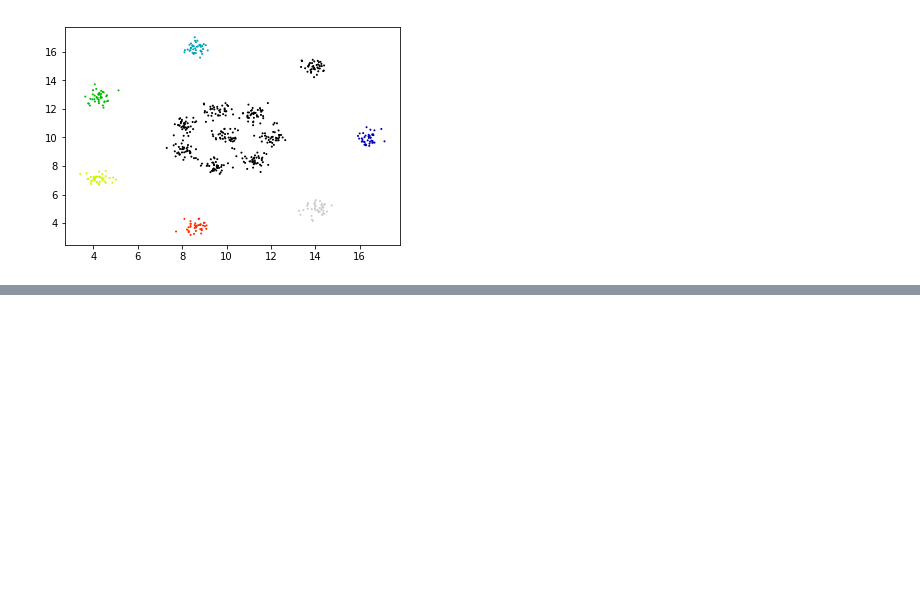
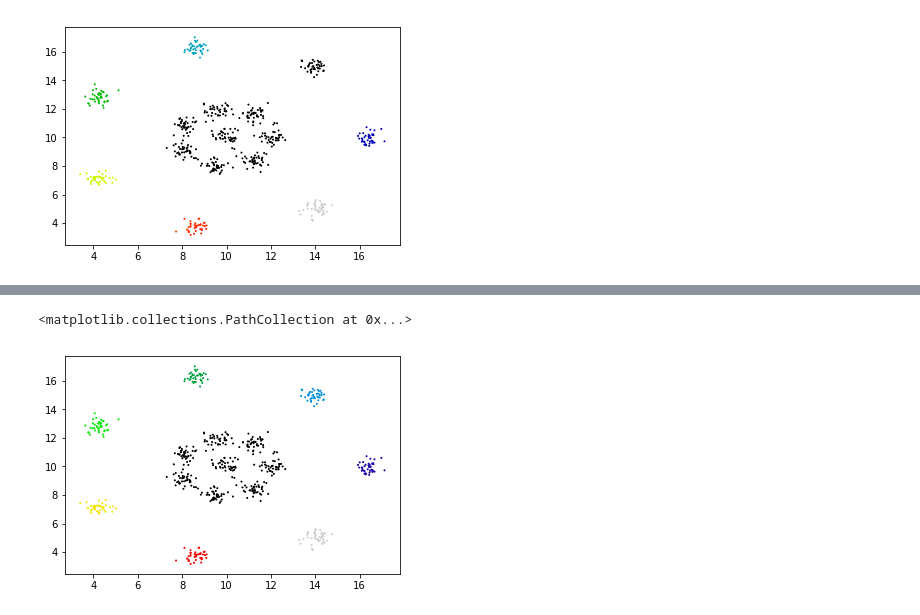
Before and after one commit to ColorPalmy/TP_Apprentissage_Non_Supervise, a Jupyter notebook: TP_ANS.ipynb, the cells around one changed output, grey strips where cells are left out. Saved outputs shown, nothing was run; the diff lists cells and outputs as text; code cells hidden in the pictures; blank space fills up the shorter version.

```diff
--- a/TP_ANS.ipynb
+++ b/TP_ANS.ipynb
@@ -399,0 +415,5 @@ ValueError: Number of labels is 1. Valid values are 2 to n_samples - 1 (inclusiv
+# %%
+plt.scatter(datasetA[0]['x'],datasetA[0]['y'], c = best_labels_chi, s = 1, cmap = 'nipy_spectral')
+# %% [output]
+<matplotlib.collections.PathCollection at 0x...>
+[figure, added]
```
Also changed, not shown: parts of 21 cells of this notebook, 3 other files.
